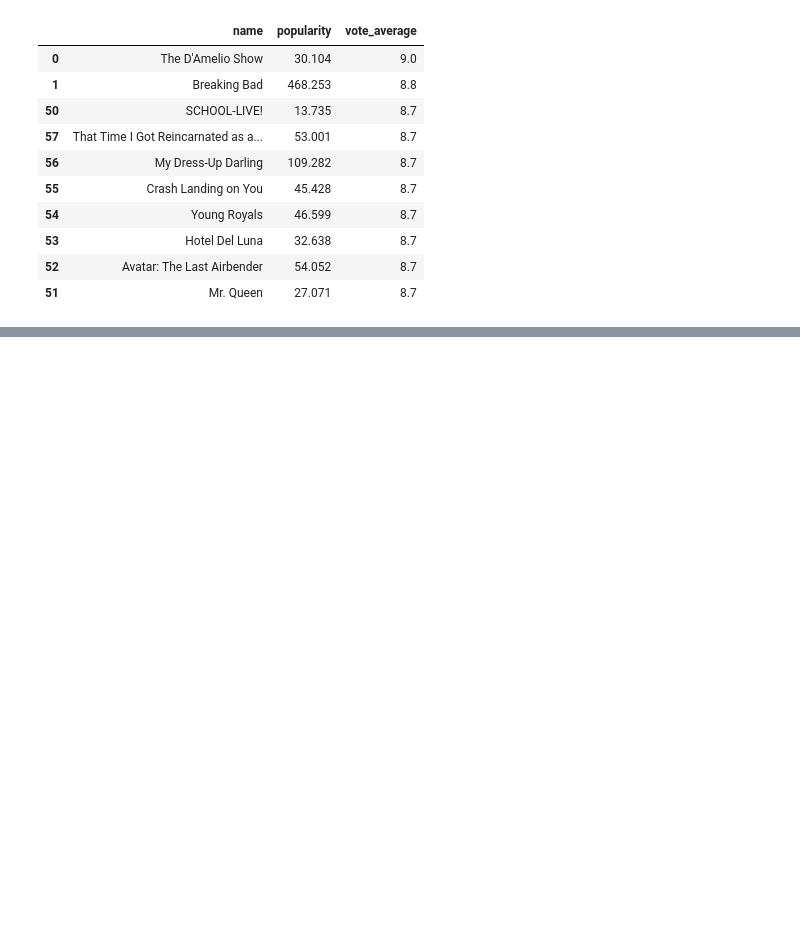
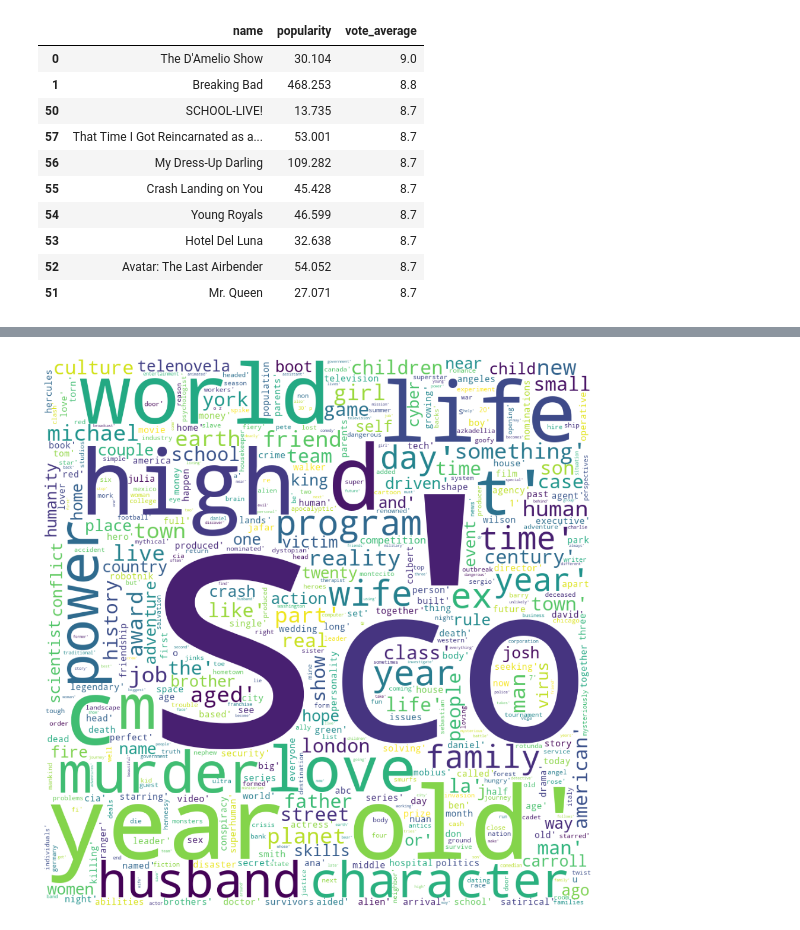
Before and after one commit to ericleo8/Netflix-Analysis, a Jupyter notebook: NetflixAnalysis.ipynb, the cells around one changed output, grey strips where cells are left out. Saved outputs shown, nothing was run; the diff lists cells and outputs as text; code cells hidden in the pictures; blank space fills up the shorter version.

```diff
--- a/NetflixAnalysis.ipynb
+++ b/NetflixAnalysis.ipynb
@@ -144,0 +175,5 @@ pandas.core.series.Series
+# %%
+plt.figure(figsize=(12,12))
+wordCloudFunction(df=less_than_7,column='overview',numWords=500)
+# %% [output]
+[figure, added]
```
Also changed, not shown: parts of 6 cells of this notebook.
